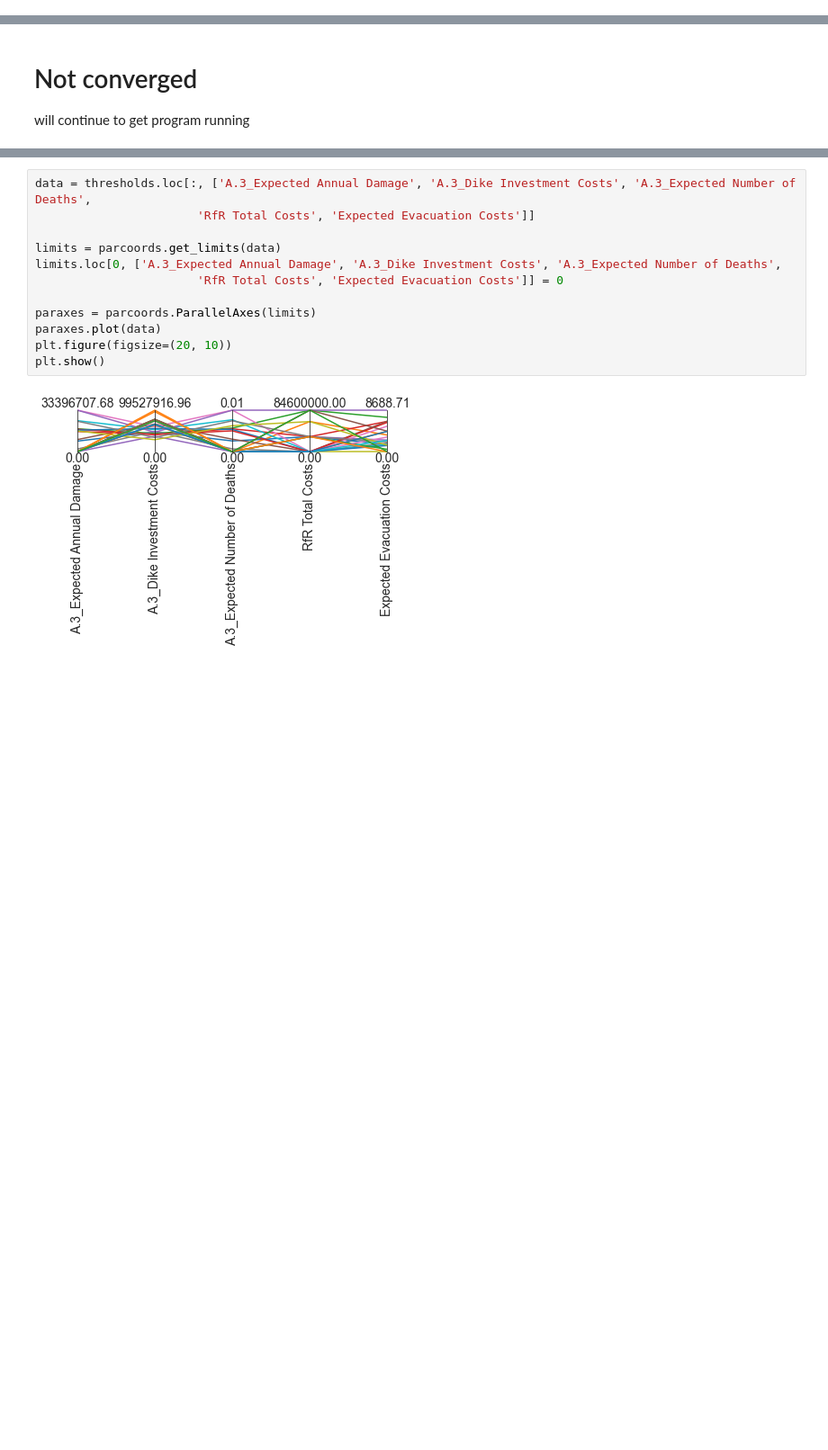
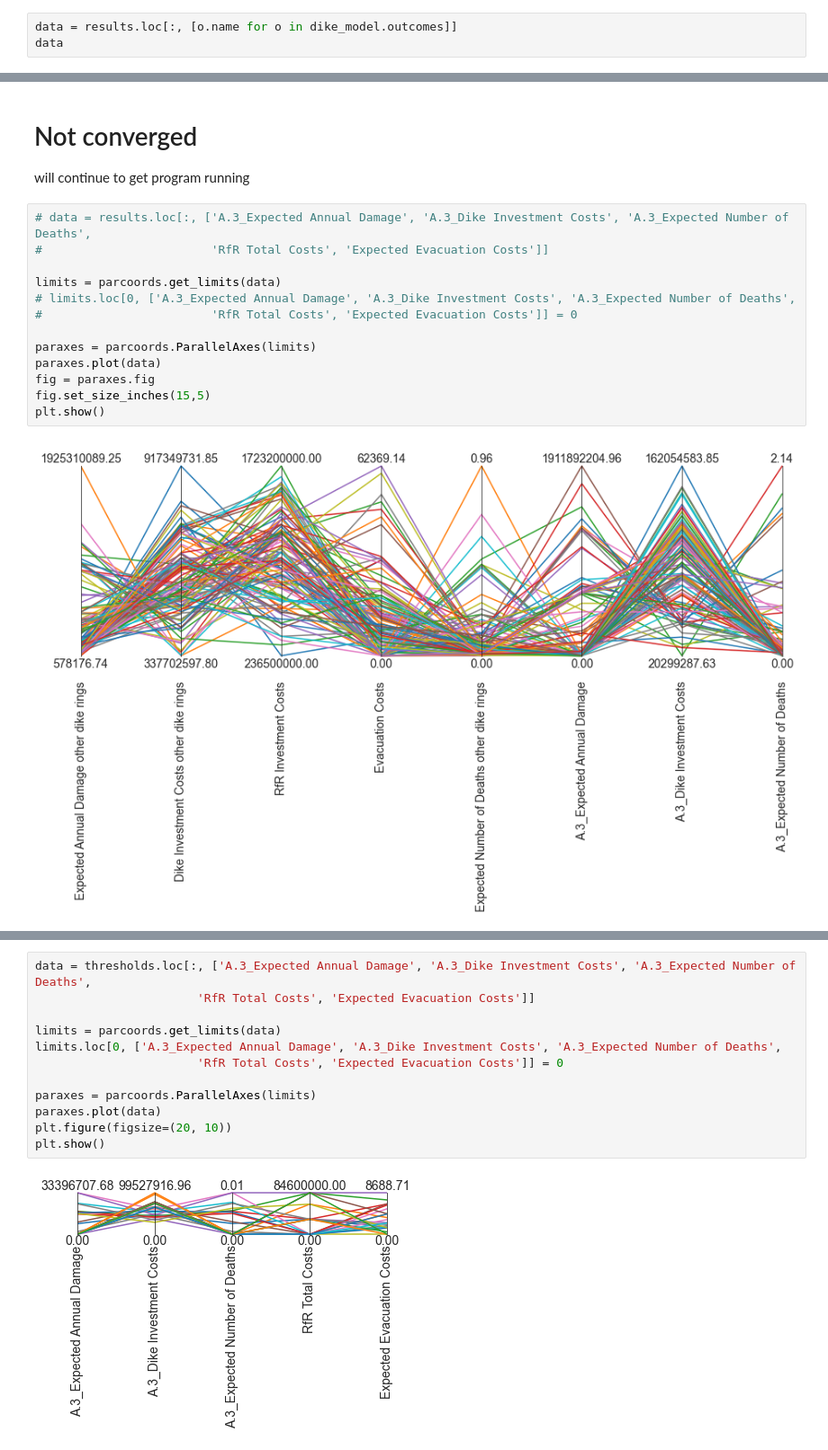
Before and after one commit to tamarvooijs/MBDM, a Jupyter notebook: final assignment/mordm laszlo.ipynb, the cells around one changed output, grey strips where cells are left out. Shown at 90% size. Cells and saved outputs as stored; diff of their text form; blank space fills up the shorter version.

```diff
--- a/final assignment/mordm laszlo.ipynb
+++ b/final assignment/mordm laszlo.ipynb
@@ -43,0 +98,3 @@ results
+# %%
+data = results.loc[:, [o.name for o in dike_model.outcomes]]
+data
@@ -53,4 +117,19 @@ plt.show
 # Not converged
 
 will continue to get program running
+# %%
+# data = results.loc[:, ['A.3_Expected Annual Damage', 'A.3_Dike Investment Costs', 'A.3_Expected Number of Deaths',
+#                        'RfR Total Costs', 'Expected Evacuation Costs']]
+
+limits = parcoords.get_limits(data)
+# limits.loc[0, ['A.3_Expected Annual Damage', 'A.3_Dike Investment Costs', 'A.3_Expected Number of Deaths',
+#                        'RfR Total Costs', 'Expected Evacuation Costs']] = 0
+
+paraxes = parcoords.ParallelAxes(limits)
+paraxes.plot(data)
+fig = paraxes.fig
+fig.set_size_inches(15,5)
+plt.show()
+# %% [output]
+[figure, added]
 # %%
```
Also changed, not shown: parts of 14 cells of this notebook, 10 other files.
